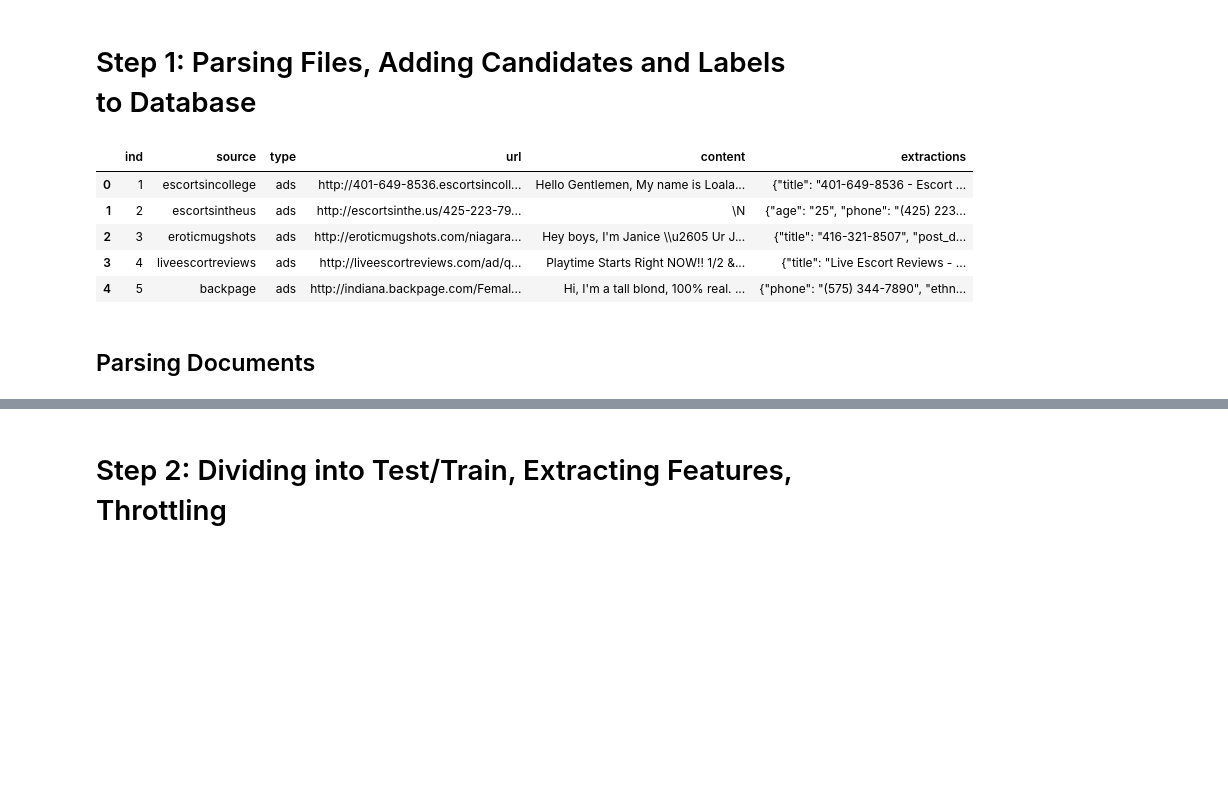
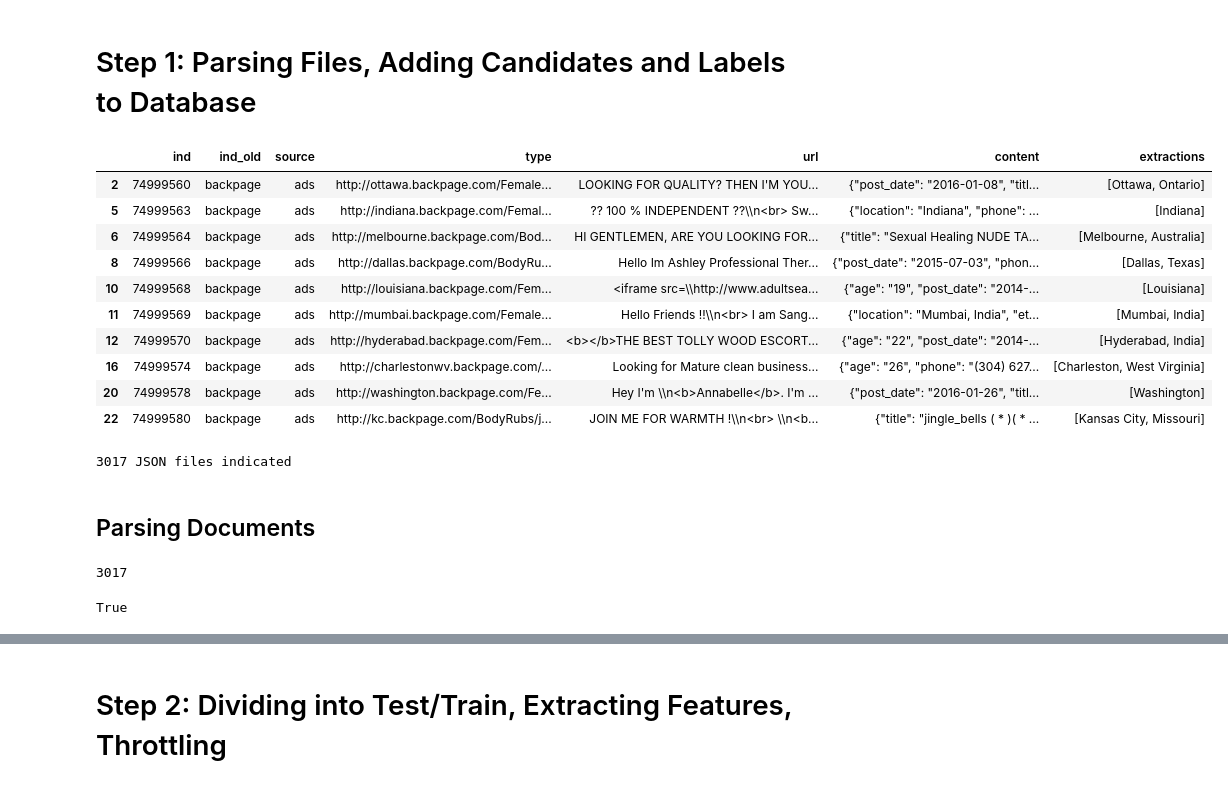
Before and after one commit to CHTAP/extractors, a Jupyter notebook: src/Location_Extractor_Dev_Notebook-MEMEX-Data.ipynb, the cells around one changed output, grey strips where cells are left out. Drawn from its saved outputs; the diff is of its cells as text; code cells hidden in the pictures; blank space fills up the shorter version.

Commit message:
gzip working

```diff
--- a/src/Location_Extractor_Dev_Notebook-MEMEX-Data.ipynb
+++ b/src/Location_Extractor_Dev_Notebook-MEMEX-Data.ipynb
@@ -3,7 +3,7 @@
 # %%
 import json
 # Loading config
-with open("run_config_memex_newdata.json") as fl:
+with open("run_config_memex_gold_loc_file.json") as fl:
     cfg = json.load(fl)
 cfg_params = cfg['parameters']
 
@@ -24,7 +24,7 @@ from fonduer import SnorkelSession
 from fonduer.models import candidate_subclass
 from fonduer import HTMLPreprocessor, OmniParser
 #from fonduer import Meta
-from utils import MEMEXJsonPreprocessor, HTMLListPreprocessor
+from utils import MEMEXJsonPreprocessor, HTMLListPreprocessor, MEMEXJsonLGZIPPreprocessor
 
 #old snorkel imports
 #from snorkel.contrib.fonduer import SnorkelSession
@@ -46,16 +46,24 @@ pth_labeled = cfg['labeled_data_path']
 fl_labeled = cfg['labeled_data_file']
 
 # Loading labeled data into dataframe
-df_labeled = pd.read_csv(join(pth_labeled,fl_labeled),sep='\t',names=['ind','source','type','url','content','extractions'])
+#df_labeled = pd.read_csv(join(pth_labeled,fl_labeled),sep='\t',names=['ind','source','type','url','content','extractions'])
+df_labeled = pd.read_csv(join(pth_labeled,fl_labeled),sep=',',names=['ind','ind_old','source','type','url','content','extractions'])
+# %%
+df_labeled['extractions'] = df_labeled['extractions'].apply(lambda x: x.replace('"', '').strip().split(','))
 # %%
-df_labeled.head(5)
+df_labeled.head(10)
 # %% [output]
-|  | ind | source | type | url | content | extractions |
-| 0 | 1 | escortsincollege | ads | http://401-649-8536.escortsincoll... | Hello Gentlemen, My name is Loala... | {"title": "401-649-8536 - Escort ... |
-| 1 | 2 | escortsintheus | ads | http://escortsinthe.us/425-223-79... | \N | {"age": "25", "phone": "(425) 223... |
-| 2 | 3 | eroticmugshots | ads | http://eroticmugshots.com/niagara... | Hey boys, I'm Janice \\u2605 Ur J... | {"title": "416-321-8507", "post_d... |
-| 3 | 4 | liveescortreviews | ads | http://liveescortreviews.com/ad/q... | Playtime Starts Right NOW!! 1/2 &... | {"title": "Live Escort Reviews - ... |
-| 4 | 5 | backpage | ads | http://indiana.backpage.com/Femal... | Hi, I'm a tall blond, 100% real. ... | {"phone": "(575) 344-7890", "ethn... |
+|  | ind | ind_old | source | type | url | content | extractions |
+| 2 | 74999560 | backpage | ads | http://ottawa.backpage.com/Female... | LOOKING FOR QUALITY? THEN I'M YOU... | {"post_date": "2016-01-08", "titl... | [Ottawa, Ontario] |
+| 5 | 74999563 | backpage | ads | http://indiana.backpage.com/Femal... | ?? 100 % INDEPENDENT ??\\n<br> Sw... | {"location": "Indiana", "phone": ... | [Indiana] |
+| 6 | 74999564 | backpage | ads | http://melbourne.backpage.com/Bod... | HI GENTLEMEN, ARE YOU LOOKING FOR... | {"title": "Sexual Healing NUDE TA... | [Melbourne, Australia] |
+| 8 | 74999566 | backpage | ads | http://dallas.backpage.com/BodyRu... | Hello Im Ashley Professional Ther... | {"post_date": "2015-07-03", "phon... | [Dallas, Texas] |
+| 10 | 74999568 | backpage | ads | http://louisiana.backpage.com/Fem... | <iframe src=\\http://www.adultsea... | {"age": "19", "post_date": "2014-... | [Louisiana] |
+| 11 | 74999569 | backpage | ads | http://mumbai.backpage.com/Female... | Hello Friends !!\\n<br> I am Sang... | {"location": "Mumbai, India", "et... | [Mumbai, India] |
+| 12 | 74999570 | backpage | ads | http://hyderabad.backpage.com/Fem... | <b></b>THE BEST TOLLY WOOD ESCORT... | {"age": "22", "post_date": "2014-... | [Hyderabad, India] |
+| 16 | 74999574 | backpage | ads | http://charlestonwv.backpage.com/... | Looking for Mature clean business... | {"age": "26", "phone": "(304) 627... | [Charleston, West Virginia] |
+| 20 | 74999578 | backpage | ads | http://washington.backpage.com/Fe... | Hey I'm \\n<b>Annabelle</b>. I'm ... | {"post_date": "2016-01-26", "titl... | [Washington] |
+| 22 | 74999580 | backpage | ads | http://kc.backpage.com/BodyRubs/j... | JOIN ME FOR WARMTH !\\n<br> \\n<b... | {"title": "jingle_bells ( * )( * ... | [Kansas City, Missouri] |
 # %%
 #Load html data from json files
 path_unlabeled = cfg['unlabeled_data_path']
@@ -70,7 +78,8 @@ def retrieve_all_files(dr):
 
 #getting all files recursively
 data_loc = os.path.join(path_unlabeled,fl_unlabeled)
-path_list = retrieve_all_files(data_loc)
+path_list_total = retrieve_all_files(data_loc)
+print(f'{len(path_list_total)} JSON files indicated')
 
 # Start snorkel session and creating location subclass
 session = SnorkelSession()
@@ -79,6 +88,8 @@ Location_Extraction = candidate_subclass('location_extraction',\
                           ["location"])
 #Phone_Extraction = candidate_subclass('location_extraction',\
 #                          ["location"])
+# %% [output]
+3017 JSON files indicated
 # %% [markdown]
 ## Parsing Documents
 # %%
@@ -144 +168,28 @@ class MEMEXJsonLPreprocessor(HTMLListPreprocessor):
+# %%
+import gzip
+
+print(len(path_list_total))
+with gzip.GzipFile(path_list_total[doc_ind], 'rb') as fin:
+                f = fin.read().decode('utf-8')
+
+def _lines_per_n(self, f, n):
+        for line in f:
+            yield ''.join(chain([line], islice(f, n - 1)))
+#for chunk in doc_preprocessor._lines_per_n(f, 1):
+#                jfile = json.loads(chunk)
+#                json_lst.append(jfile)
+
+fspl = f.splitlines()
+
+json_lst = []
+for jobj in fspl:
+    jfile = json.loads(jobj)
+    json_lst.append(jfile)
+# %% [output]
+3017
+# %%
+json_pd = pd.DataFrame(json_lst)
+'raw_content' in json_pd.keys()
+# %% [output]
+True
 # %%
```
Also changed, not shown: parts of 19 cells of this notebook, 1 other file.
